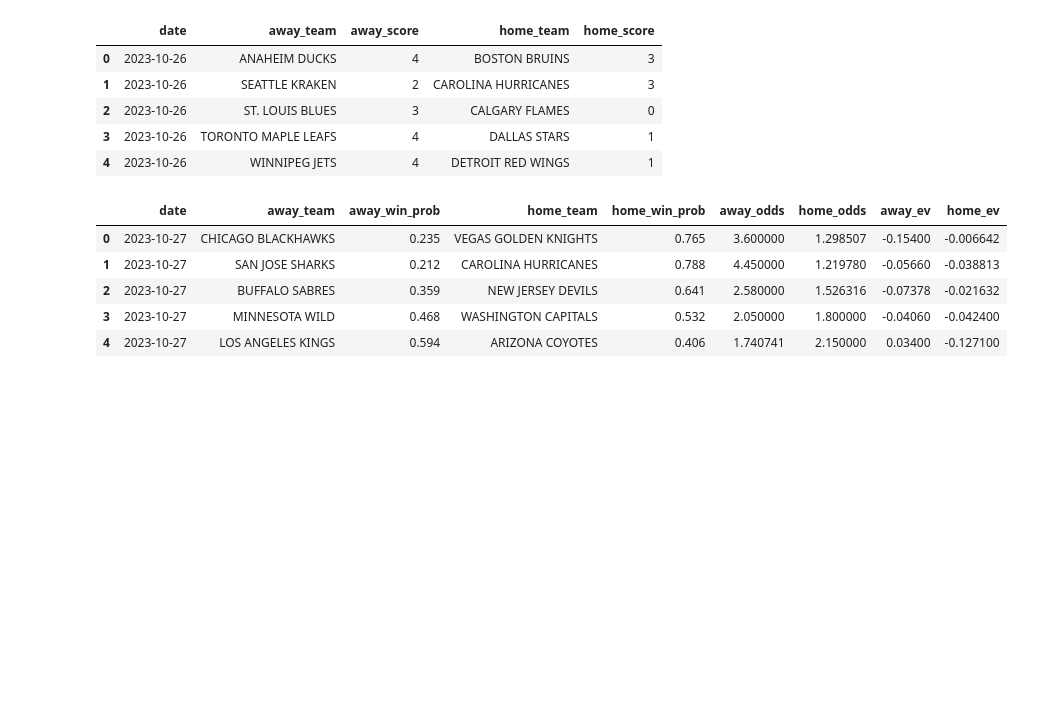
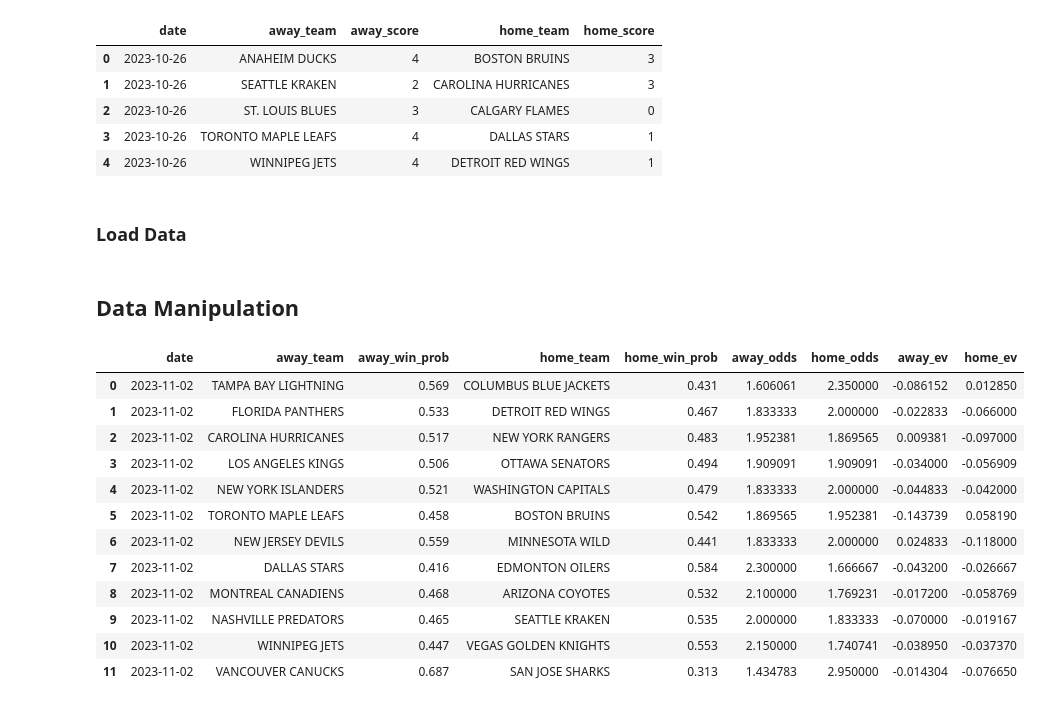
Before and after one commit to traskcon/NHL-Predictions, a Jupyter notebook: NHL-EDGE-Predictions.ipynb, the cells around one changed output. Cells and saved outputs as stored; diff of their text form; code cells hidden in the pictures; blank space fills up the shorter version.

```diff
--- a/NHL-EDGE-Predictions.ipynb
+++ b/NHL-EDGE-Predictions.ipynb
@@ -285,16 +204,32 @@ historical_df.head()
 | 2 | 2023-10-26 | ST. LOUIS BLUES | 3 | CALGARY FLAMES | 0 |
 | 3 | 2023-10-26 | TORONTO MAPLE LEAFS | 4 | DALLAS STARS | 1 |
 | 4 | 2023-10-26 | WINNIPEG JETS | 4 | DETROIT RED WINGS | 1 |
+# %% [markdown]
+### Load Data
+# %%
+moneypuck_df = pd.read_csv("Historical_Moneypuck_Predictions.csv",index_col=0)
+odds_df = pd.read_csv("Historical_Odds.csv", index_col=0)
+games_df = pd.read_csv("Game_Outcomes.csv", index_col=0)
+# %% [markdown]
+## Data Manipulation
 # %%
 temp_df = moneypuck_df.merge(odds_df, on=["date","away_team","home_team"])
+#Currently not using puck line, since moneypuck doesn't predict score, just win probability
 temp_df.drop(columns=["over_under","away_puck_line","away_puck_odds","home_puck_line","home_puck_odds"], inplace=True)
 temp_df["away_ev"] = temp_df["away_win_prob"] * temp_df["away_odds"] - 1
 temp_df["home_ev"] = temp_df["home_win_prob"] * temp_df["home_odds"] - 1
-temp_df.head()
+temp_df
 # %% [output]
 |  | date | away_team | away_win_prob | home_team | home_win_prob | away_odds | home_odds | away_ev | home_ev |
-| 0 | 2023-10-27 | CHICAGO BLACKHAWKS | 0.235 | VEGAS GOLDEN KNIGHTS | 0.765 | 3.600000 | 1.298507 | -0.15400 | -0.006642 |
-| 1 | 2023-10-27 | SAN JOSE SHARKS | 0.212 | CAROLINA HURRICANES | 0.788 | 4.450000 | 1.219780 | -0.05660 | -0.038813 |
-| 2 | 2023-10-27 | BUFFALO SABRES | 0.359 | NEW JERSEY DEVILS | 0.641 | 2.580000 | 1.526316 | -0.07378 | -0.021632 |
-| 3 | 2023-10-27 | MINNESOTA WILD | 0.468 | WASHINGTON CAPITALS | 0.532 | 2.050000 | 1.800000 | -0.04060 | -0.042400 |
-| 4 | 2023-10-27 | LOS ANGELES KINGS | 0.594 | ARIZONA COYOTES | 0.406 | 1.740741 | 2.150000 | 0.03400 | -0.127100 |
+| 0 | 2023-11-02 | TAMPA BAY LIGHTNING | 0.569 | COLUMBUS BLUE JACKETS | 0.431 | 1.606061 | 2.350000 | -0.086152 | 0.012850 |
+| 1 | 2023-11-02 | FLORIDA PANTHERS | 0.533 | DETROIT RED WINGS | 0.467 | 1.833333 | 2.000000 | -0.022833 | -0.066000 |
+| 2 | 2023-11-02 | CAROLINA HURRICANES | 0.517 | NEW YORK RANGERS | 0.483 | 1.952381 | 1.869565 | 0.009381 | -0.097000 |
+| 3 | 2023-11-02 | LOS ANGELES KINGS | 0.506 | OTTAWA SENATORS | 0.494 | 1.909091 | 1.909091 | -0.034000 | -0.056909 |
+| 4 | 2023-11-02 | NEW YORK ISLANDERS | 0.521 | WASHINGTON CAPITALS | 0.479 | 1.833333 | 2.000000 | -0.044833 | -0.042000 |
+| 5 | 2023-11-02 | TORONTO MAPLE LEAFS | 0.458 | BOSTON BRUINS | 0.542 | 1.869565 | 1.952381 | -0.143739 | 0.058190 |
+| 6 | 2023-11-02 | NEW JERSEY DEVILS | 0.559 | MINNESOTA WILD | 0.441 | 1.833333 | 2.000000 | 0.024833 | -0.118000 |
+| 7 | 2023-11-02 | DALLAS STARS | 0.416 | EDMONTON OILERS | 0.584 | 2.300000 | 1.666667 | -0.043200 | -0.026667 |
+| 8 | 2023-11-02 | MONTREAL CANADIENS | 0.468 | ARIZONA COYOTES | 0.532 | 2.100000 | 1.769231 | -0.017200 | -0.058769 |
+| 9 | 2023-11-02 | NASHVILLE PREDATORS | 0.465 | SEATTLE KRAKEN | 0.535 | 2.000000 | 1.833333 | -0.070000 | -0.019167 |
+| 10 | 2023-11-02 | WINNIPEG JETS | 0.447 | VEGAS GOLDEN KNIGHTS | 0.553 | 2.150000 | 1.740741 | -0.038950 | -0.037370 |
+| 11 | 2023-11-02 | VANCOUVER CANUCKS | 0.687 | SAN JOSE SHARKS | 0.313 | 1.434783 | 2.950000 | -0.014304 | -0.076650 |
```
Also changed, not shown: parts of 13 cells of this notebook.
